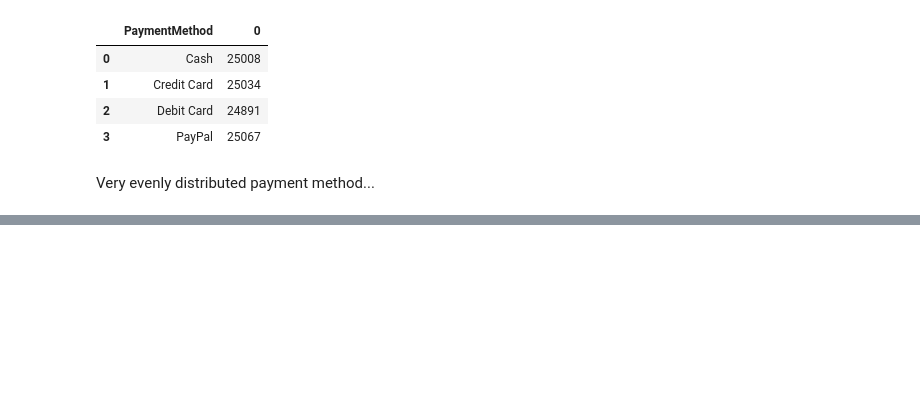
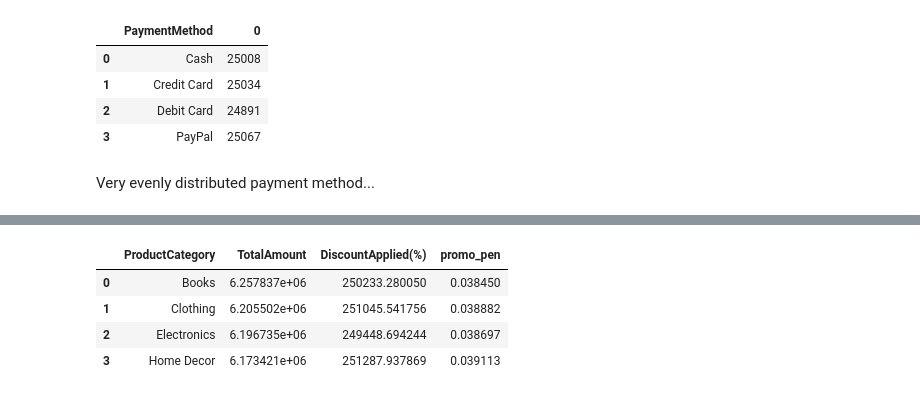
Before and after one commit to Yanxin-Ye/ml-ops-notes, a Jupyter notebook: designing-ml-systems/retail-transactions/visualization_and_insights.ipynb, the cells around one changed output, grey strips where cells are left out. Drawn from its saved outputs; the diff is of its cells as text; code cells hidden in the pictures; blank space fills up the shorter version.

```diff
--- a/designing-ml-systems/retail-transactions/visualization_and_insights.ipynb
+++ b/designing-ml-systems/retail-transactions/visualization_and_insights.ipynb
@@ -224,0 +222,11 @@ Very evenly distributed payment method...
+# %%
+promo_pen = df[["TotalAmount", "DiscountApplied(%)", "ProductCategory"]].groupby("ProductCategory").sum().reset_index()
+# %%
+promo_pen["promo_pen"] = promo_pen["DiscountApplied(%)"]/(promo_pen["TotalAmount"]+promo_pen["DiscountApplied(%)"])
+promo_pen
+# %% [output]
+|  | ProductCategory | TotalAmount | DiscountApplied(%) | promo_pen |
+| 0 | Books | 6.257837e+06 | 250233.280050 | 0.038450 |
+| 1 | Clothing | 6.205502e+06 | 251045.541756 | 0.038882 |
+| 2 | Electronics | 6.196735e+06 | 249448.694244 | 0.038697 |
+| 3 | Home Decor | 6.173421e+06 | 251287.937869 | 0.039113 |
```
Also changed, not shown: parts of 8 cells of this notebook.
